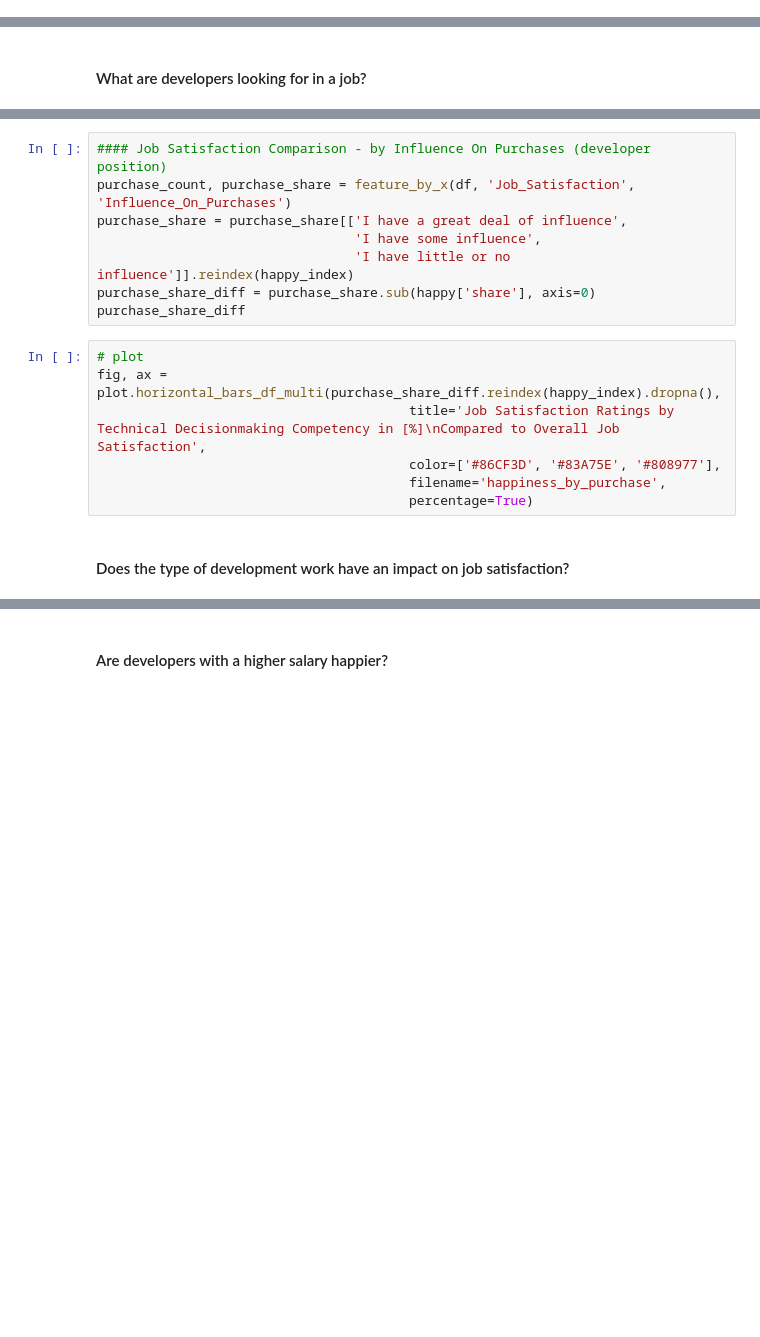
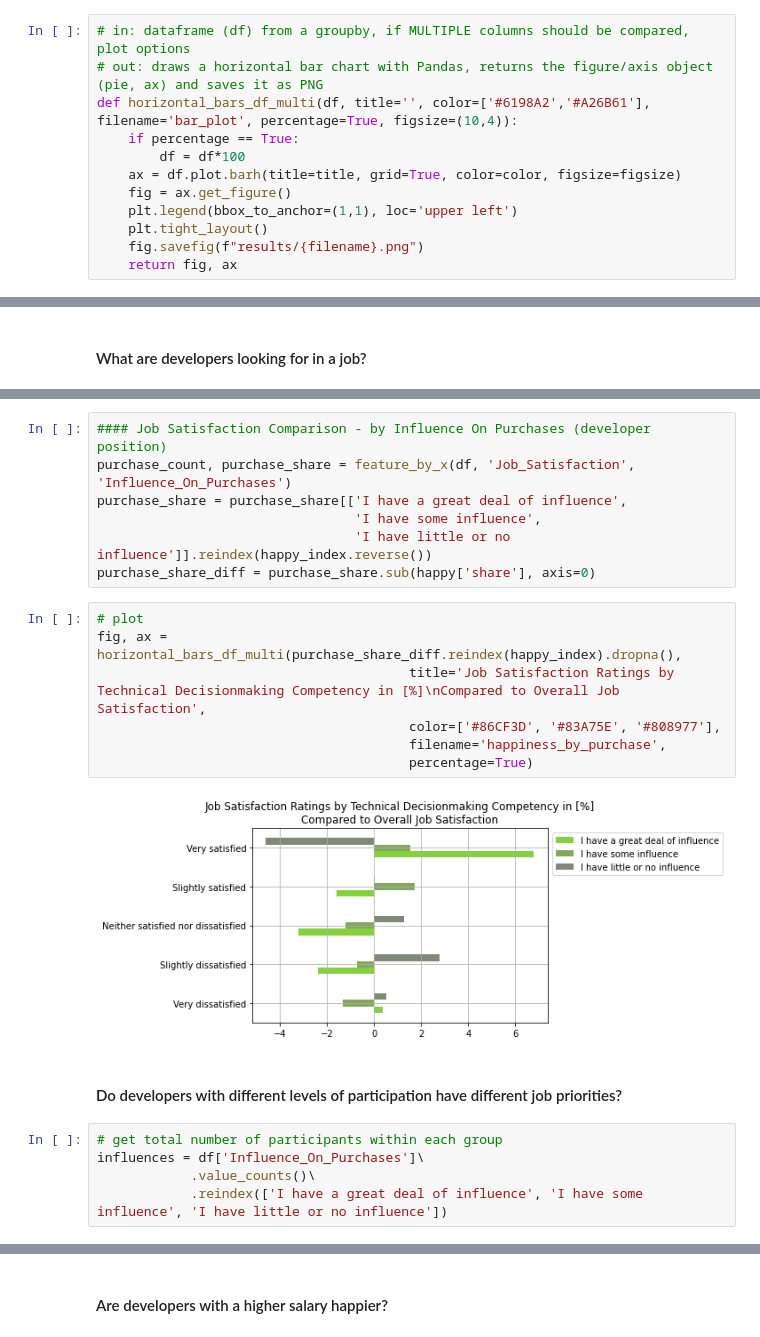
Before and after one commit to Andrea-Schulz/datascience, a Jupyter notebook: Project_1.ipynb, the cells around one changed output, grey strips where cells are left out. Drawn from its saved outputs; the diff is of its cells as text; blank space fills up the shorter version.

```diff
--- a/Project_1.ipynb
+++ b/Project_1.ipynb
@@ -251,0 +222,12 @@ happy_index = ['Very satisfied',
+# %%
+# in: dataframe (df) from a groupby, if MULTIPLE columns should be compared, plot options
+# out: draws a horizontal bar chart with Pandas, returns the figure/axis object (pie, ax) and saves it as PNG
+def horizontal_bars_df_multi(df, title='', color=['#6198A2','#A26B61'], filename='bar_plot', percentage=True, figsize=(10,4)):
+    if percentage == True:
+        df = df*100
+    ax = df.plot.barh(title=title, grid=True, color=color, figsize=figsize)
+    fig = ax.get_figure()
+    plt.legend(bbox_to_anchor=(1,1), loc='upper left')
+    plt.tight_layout()
+    fig.savefig(f"results/{filename}.png")
+    return fig, ax
@@ -330,15 +381,21 @@ fig, ax = horizontal_bars_df(df_employment.reindex(happy_index),
 purchase_count, purchase_share = feature_by_x(df, 'Job_Satisfaction', 'Influence_On_Purchases')
 purchase_share = purchase_share[['I have a great deal of influence',
                                  'I have some influence',
-                                 'I have little or no influence']].reindex(happy_index)
+                                 'I have little or no influence']].reindex(happy_index.reverse())
 purchase_share_diff = purchase_share.sub(happy['share'], axis=0)
-purchase_share_diff
 # %%
 # plot
-fig, ax = plot.horizontal_bars_df_multi(purchase_share_diff.reindex(happy_index).dropna(),
+fig, ax = horizontal_bars_df_multi(purchase_share_diff.reindex(happy_index).dropna(),
                                         title='Job Satisfaction Ratings by Technical Decisionmaking Competency in [%]\nCompared to Overall Job Satisfaction',
                                         color=['#86CF3D', '#83A75E', '#808977'],
                                         filename='happiness_by_purchase',
                                         percentage=True)
+# %% [output]
+[figure, added]
-# %% [markdown]
-#### Does the type of development work have an impact on job satisfaction?
+# %% [markdown]
+#### Do developers with different levels of participation have different job priorities?
+# %%
+# get total number of participants within each group
+influences = df['Influence_On_Purchases']\
+            .value_counts()\
+            .reindex(['I have a great deal of influence', 'I have some influence', 'I have little or no influence'])
```
Also changed, not shown: parts of 60 cells of this notebook, 2 other files.
